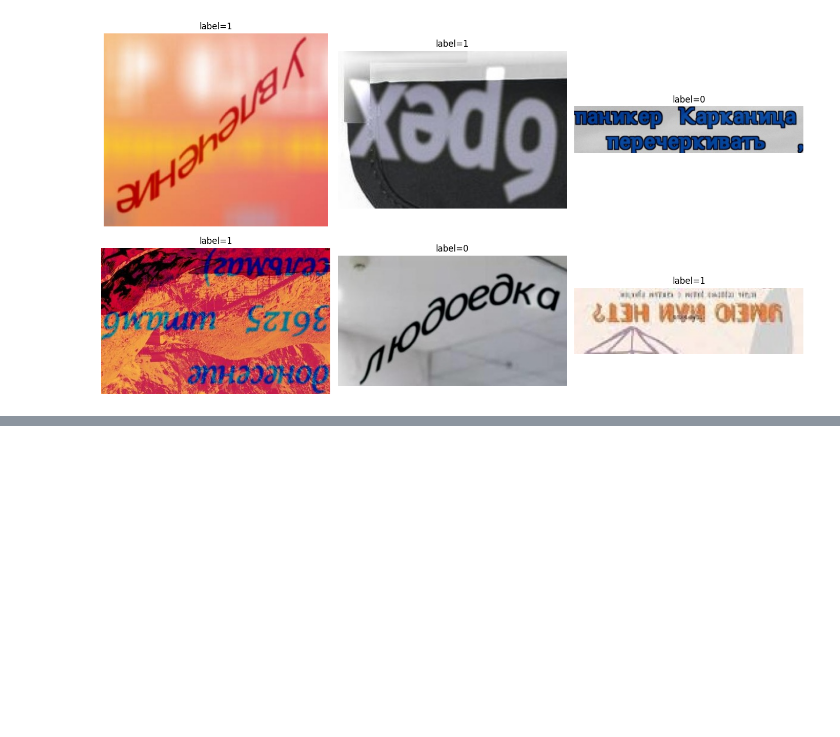
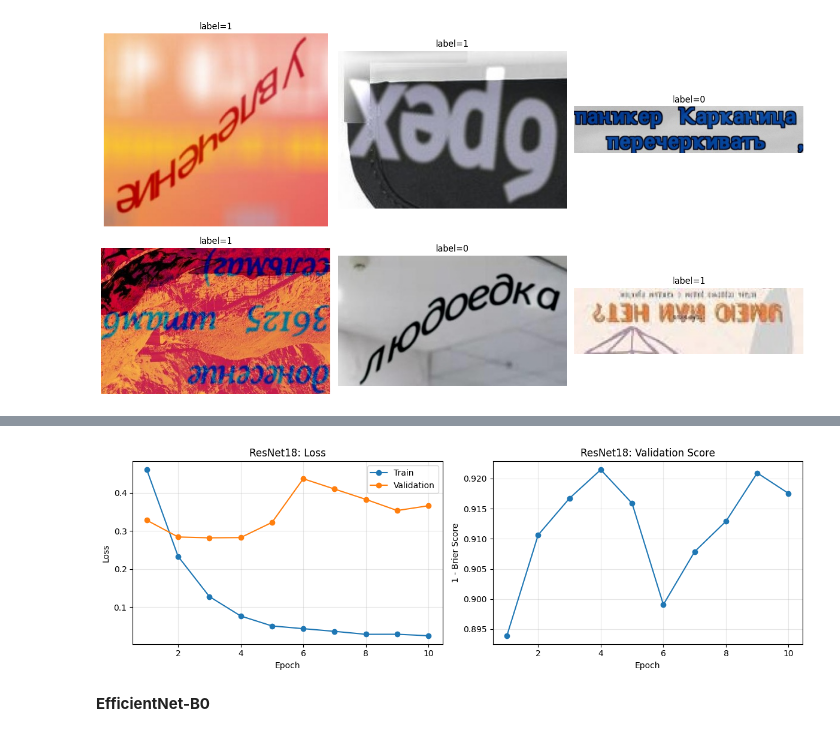
Before and after one commit to villerbond/avito-text-orientation, a Jupyter notebook: notebooks/solution.ipynb, the cells around one changed output, grey strips where cells are left out. Saved outputs shown, nothing was run; the diff lists cells and outputs as text; code cells hidden in the pictures; blank space fills up the shorter version.

Commit message:
Created models and first experiments

```diff
--- a/notebooks/solution.ipynb
+++ b/notebooks/solution.ipynb
@@ -369,0 +567,20 @@ plt.show()
+# %%
+def fit_model(model, train_loader, val_loader, criterion, optimizer, device, epochs):
+
+    history = []
+
+    for epoch in range(epochs):
+
+        train_loss = train_one_epoch(model, train_loader, criterion, optimizer, device, epoch + 1, epochs)
+        metrics = validate(model, val_loader, criterion, device, epoch + 1, epochs)
+
+        history.append({
+            "epoch": epoch + 1,
+            "train_loss": train_loss,
+            "val_loss": metrics["loss"],
+            "val_score": metrics["score"]
+        })
+
+
+    history_df = pd.DataFrame(history)
+    return model, history_df
@@ -369,0 +627,13 @@ plt.show()
+# %%
+from torchvision.models import resnet18, ResNet18_Weights
+
+weights = ResNet18_Weights.DEFAULT
+model_resnet18 = resnet18(weights=weights)
+model_resnet18.fc = nn.Linear(model_resnet18.fc.in_features, 1)
+
+model_resnet18 = model_resnet18.to(device)
+# %%
+criterion = nn.BCEWithLogitsLoss()
+optimizer = torch.optim.Adam(model_resnet18.parameters(), lr=1e-4)
+# %%
+model_resnet18, history_df_resnet18 = fit_model(model_resnet18, train_loader, val_loader, criterion, optimizer, device, epochs=10)
@@ -369,0 +654,6 @@ plt.show()
+# %%
+plot_results(history_df_resnet18)
+# %% [output]
+[figure, added]
+# %% [markdown]
+**EfficientNet-B0**
```
Also changed, not shown: parts of 51 cells of this notebook.
